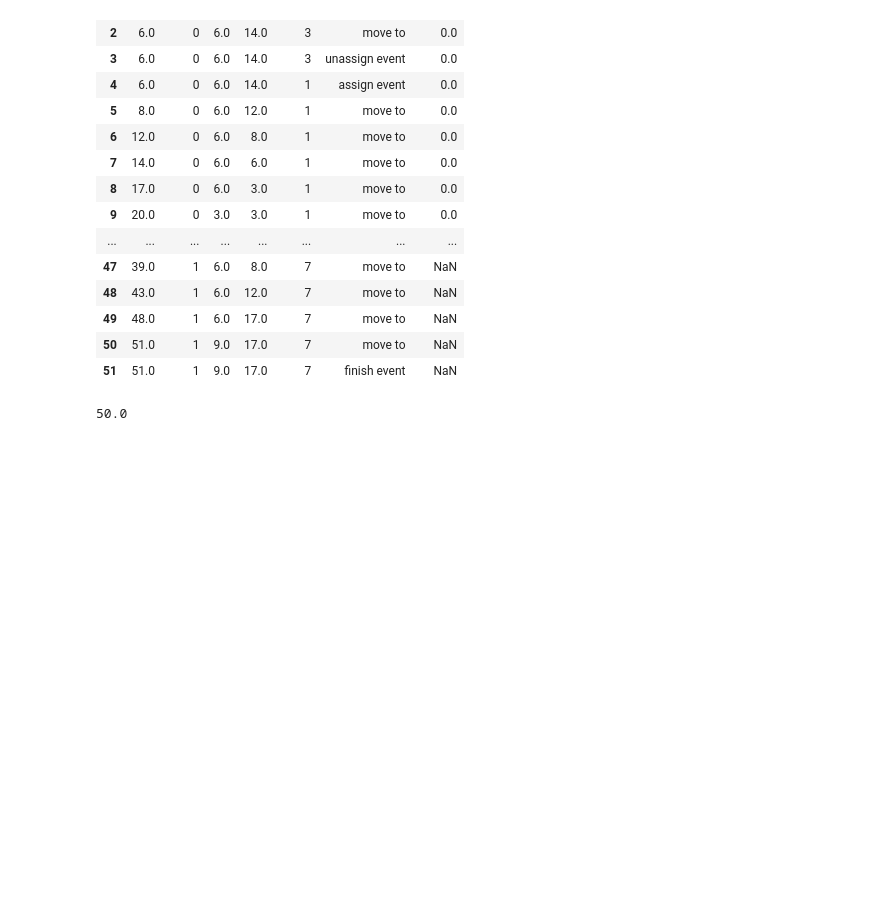
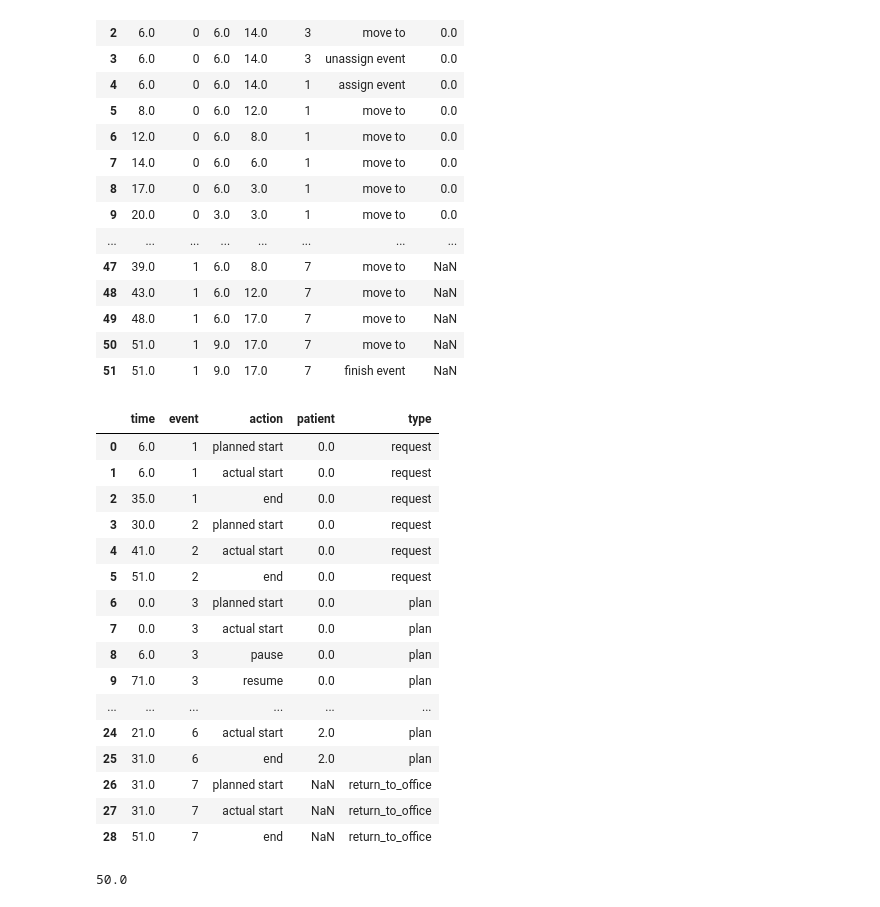
Before and after one commit to julirella/hospital_sim, a Jupyter notebook: src/process_data/experiments.ipynb, the cells around one changed output. Drawn from its saved outputs; the diff is of its cells as text; code cells hidden in the pictures; blank space fills up the shorter version.

Commit message:
patient_waiting_time

```diff
--- a/src/process_data/experiments.ipynb
+++ b/src/process_data/experiments.ipynb
@@ -23,6 +23,28 @@ display(nurse_log_df)
 | 49 | 48.0 | 1 | 6.0 | 17.0 | 7 | move to | NaN |
 | 50 | 51.0 | 1 | 9.0 | 17.0 | 7 | move to | NaN |
 | 51 | 51.0 | 1 | 9.0 | 17.0 | 7 | finish event | NaN |
+# %%
+event_log_df = pd.read_csv("../../output/eventLog.csv")
+# %%
+display(event_log_df)
+# %% [output]
+|  | time | event | action | patient | type |
+| 0 | 6.0 | 1 | planned start | 0.0 | request |
+| 1 | 6.0 | 1 | actual start | 0.0 | request |
+| 2 | 35.0 | 1 | end | 0.0 | request |
+| 3 | 30.0 | 2 | planned start | 0.0 | request |
+| 4 | 41.0 | 2 | actual start | 0.0 | request |
+| 5 | 51.0 | 2 | end | 0.0 | request |
+| 6 | 0.0 | 3 | planned start | 0.0 | plan |
+| 7 | 0.0 | 3 | actual start | 0.0 | plan |
+| 8 | 6.0 | 3 | pause | 0.0 | plan |
+| 9 | 71.0 | 3 | resume | 0.0 | plan |
+| ... | ... | ... | ... | ... | ... |
+| 24 | 21.0 | 6 | actual start | 2.0 | plan |
+| 25 | 31.0 | 6 | end | 2.0 | plan |
+| 26 | 31.0 | 7 | planned start | NaN | return_to_office |
+| 27 | 31.0 | 7 | actual start | NaN | return_to_office |
+| 28 | 51.0 | 7 | end | NaN | return_to_office |
 # %%
 def row_diff(row_num: int, df: pd.DataFrame, col_name: str):
     #calculates difference between items in col_name in df on rows row_num and the one before it
```
Also changed, not shown: parts of 3 cells of this notebook, 1 other file.
